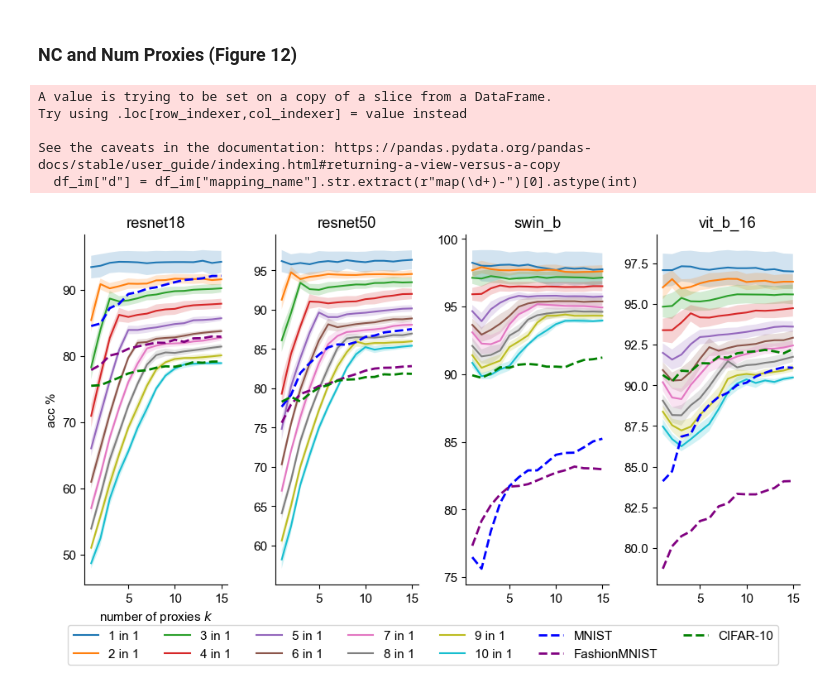
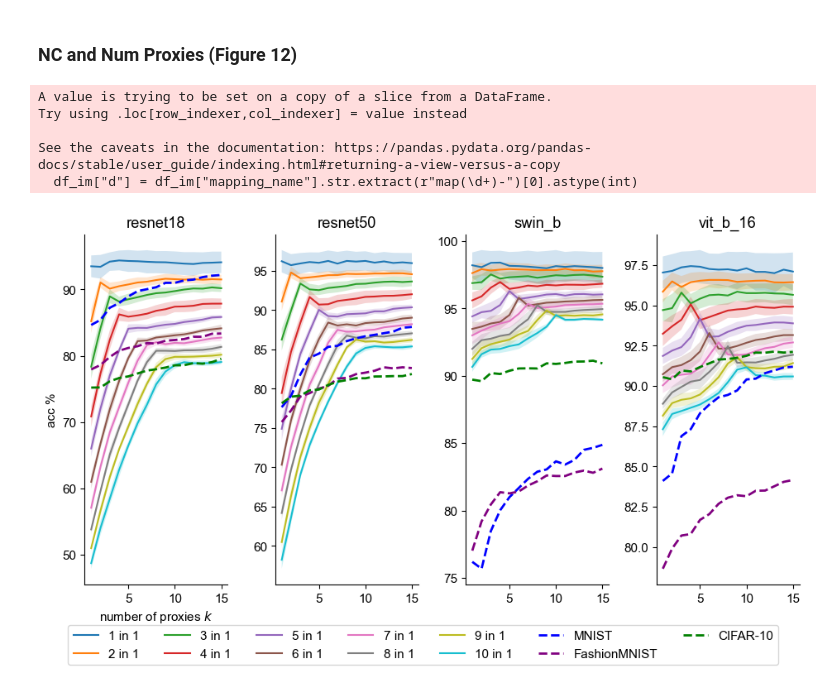
Before and after one commit to DATEXIS/IMPRINT, a Jupyter notebook: analysis/analysis.ipynb, the cells around one changed output. Saved outputs shown, nothing was run; the diff lists cells and outputs as text; code cells hidden in the pictures.

```diff
--- a/analysis/analysis.ipynb
+++ b/analysis/analysis.ipynb
@@ -1380,8 +1380,8 @@ focus_column_values = {
         -1,
     ],
     "normalize_for_proxy_selection": [  # NORM_pre for generating weights
-        # "l2",  # Qi
-        "none",  # almost Qi
+        "l2",  # Qi
+        # "none",  # almost Qi
     ],
     "normalize_weights": [  # NORM_post for generated weights
         "l2",
@@ -1475,32 +1475,38 @@ for ax, bb in zip(axes, backbones):
 			sdf["median_task_acc"],
 			color=colors[ds],
 			linestyle=linestyles[ds],
 			label=ds,
 			linewidth=2,
 		)
 
 	ax.set_title(bb)
 	ax.spines["top"].set_visible(False)
 	ax.spines["right"].set_visible(False)
 
 axes[0].set_xlabel(r"number of proxies $k$")
 axes[0].set_ylabel("acc %")
 
 h1, l1 = ax.get_legend_handles_labels()
 fig.legend(
     h1, l1, loc="lower center", ncol=7, bbox_to_anchor=(0.5, 0), fontsize=11
 )
 plt.tight_layout(rect=[0, 0.07, 1, 1])
 plt.savefig(
-	os.path.join(graphs_save_dict, f"var_num_proxies_vs_datasets_almost_Qi.pdf"),
+	os.path.join(graphs_save_dict, f"var_num_proxies_vs_datasets_Qi.pdf"),
+	bbox_inches="tight",
+	dpi=300
+)
+# Also save svg
+plt.savefig(
+	os.path.join(graphs_save_dict, f"var_num_proxies_vs_datasets_Qi.svg"),
 	bbox_inches="tight",
 	dpi=300
 )
 plt.show()
 # %% [output]
 A value is trying to be set on a copy of a slice from a DataFrame.
 Try using .loc[row_indexer,col_indexer] = value instead
 
 See the caveats in the documentation: https://pandas.pydata.org/pandas-docs/stable/user_guide/indexing.html#returning-a-view-versus-a-copy
   df_im["d"] = df_im["mapping_name"].str.extract(r"map(\d+)-")[0].astype(int)
-[figure, old version]
+[figure, new version]
```
Also changed, not shown: 1 other file.
